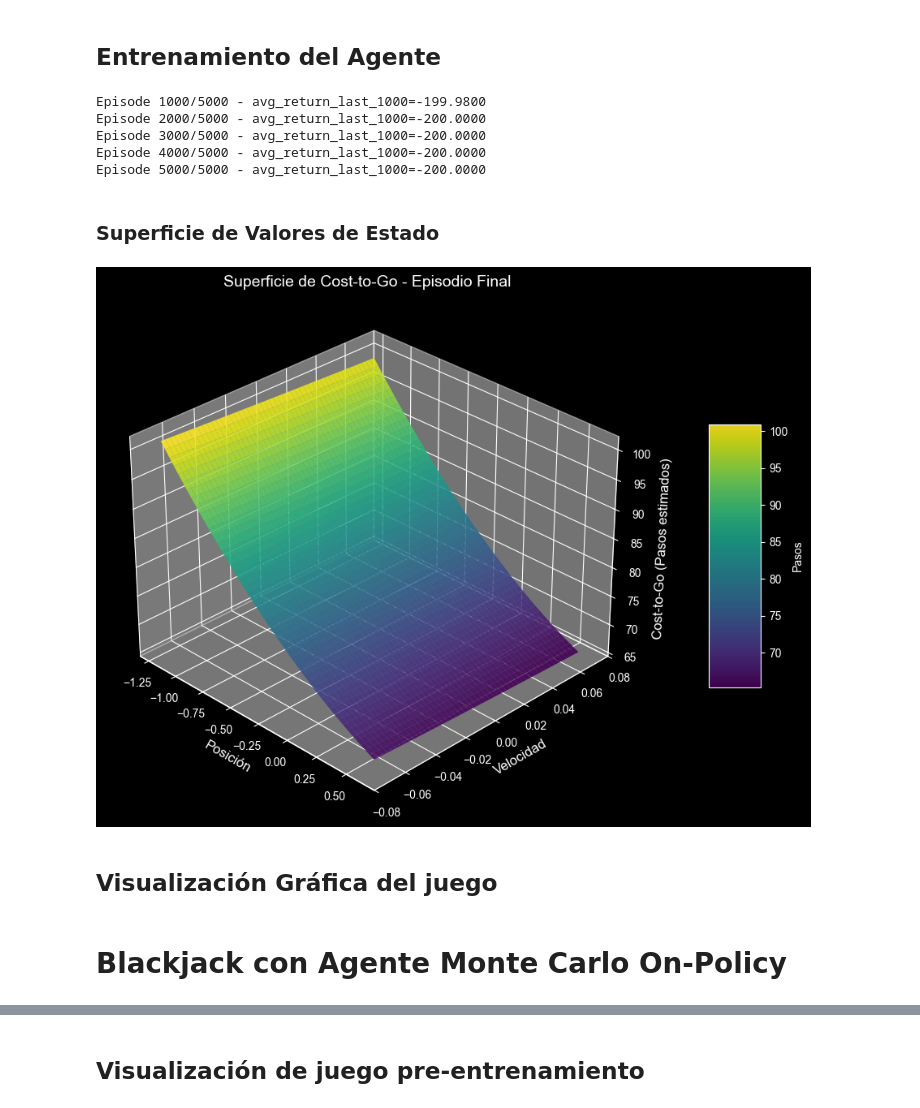
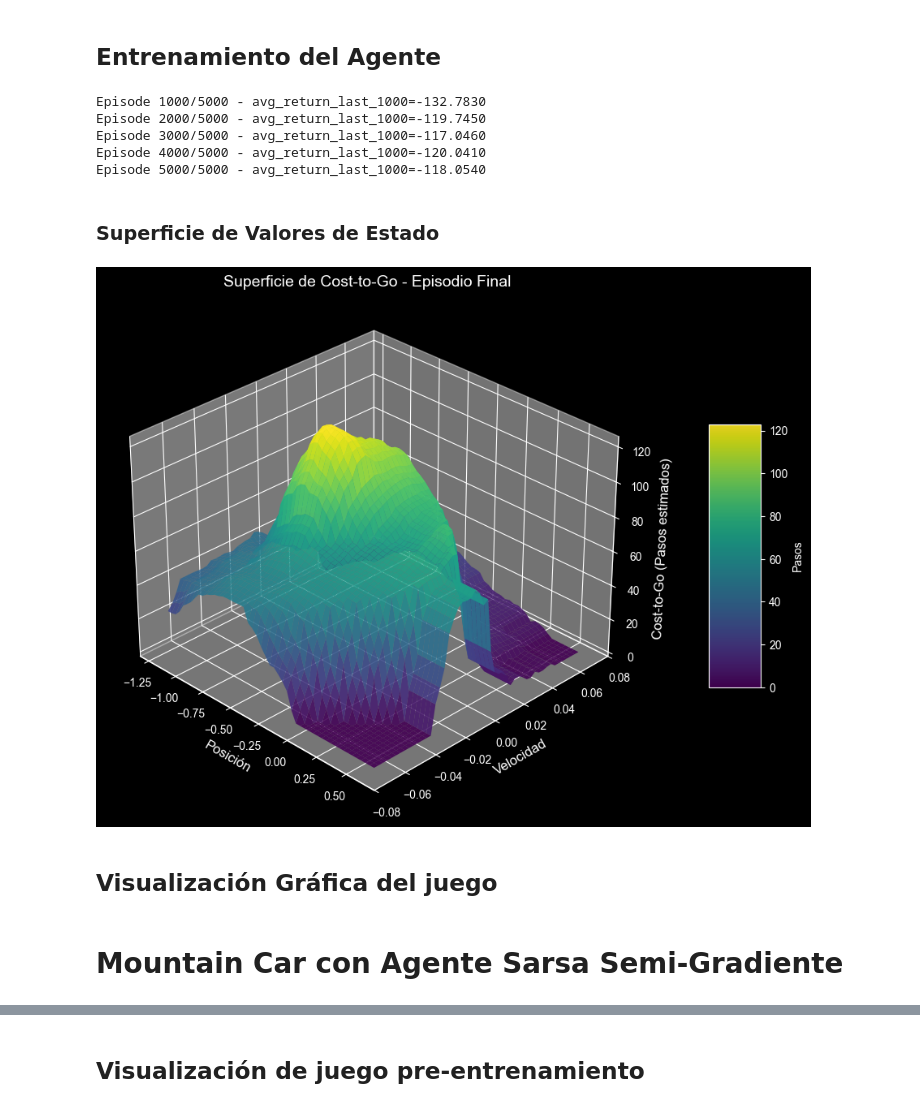
Before and after one commit to kikaymusic/EscuderoRodriguezSanchez, a Jupyter notebook: Entornos_Complejos/notebook_semi-gradient_sarsa.ipynb, the cells around one changed output, grey strips where cells are left out. Drawn from its saved outputs; the diff is of its cells as text; code cells hidden in the pictures.

Commit message:
feat: añadida prueba entre tile y polynomial

```diff
--- a/Entornos_Complejos/notebook_semi-gradient_sarsa.ipynb
+++ b/Entornos_Complejos/notebook_semi-gradient_sarsa.ipynb
@@ -81,6 +81,8 @@ from src.plots import (
 
 Añadir explicacion!!!!!!!!!!!
 # %%
+from Entornos_Complejos.src.features_extractors.tile import TileCodingExtractor
+
 #env = gym.make("MountainCar-v0", render_mode="rgb_array", goal_velocity=0.0)
 env = gym.make("MountainCar-v0", goal_velocity=0.0)
 alpha = 0.05
@@ -88,7 +90,8 @@ gamma = 1
 epsilon = 0.01
 
 # Inicializar el feature extractor optimizado
-feature_extractor = OptimizedPolynomialExtractor(env, degree=2)
+#feature_extractor = OptimizedPolynomialExtractor(env, degree=2)
+feature_extractor = TileCodingExtractor(env)
 # Calcular número de características usando el extractor
 test_state, _ = env.reset()
 test_features = feature_extractor(test_state, 0)
@@ -98,7 +101,7 @@ n_features = len(test_features)
 policy = EpsilonGreedyPolicy(epsilon=epsilon, n_actions=env.action_space.n, seed=SEMILLA)  # Política
 
 # El agente usa las políticas
-agent_poly = AgentSarsaSemiGradient(
+agent_tile = AgentSarsaSemiGradient(
     env=env,
     policy=policy,
     feature_extractor=feature_extractor,
@@ -132,26 +133,26 @@ print(results_before)
 # %% [markdown]
 ## Entrenamiento del Agente
 # %%
-episode_returns, episode_lengths = train_agent(
+episode_returns_tile, episode_lengths_tile = train_agent(
     env,
-    agent_poly,
+    agent_tile,
     n_episodes=5000,
     max_steps=200,
     print_freq=1000
 )
 # %% [output]
-Episode 1000/5000 - avg_return_last_1000=-199.9800
-Episode 2000/5000 - avg_return_last_1000=-200.0000
-Episode 3000/5000 - avg_return_last_1000=-200.0000
-Episode 4000/5000 - avg_return_last_1000=-200.0000
-Episode 5000/5000 - avg_return_last_1000=-200.0000
+Episode 1000/5000 - avg_return_last_1000=-132.7830
+Episode 2000/5000 - avg_return_last_1000=-119.7450
+Episode 3000/5000 - avg_return_last_1000=-117.0460
+Episode 4000/5000 - avg_return_last_1000=-120.0410
+Episode 5000/5000 - avg_return_last_1000=-118.0540
 # %% [markdown]
 ### Superficie de Valores de Estado
 # %%
-pos, vel, v_grid, policy_grid = extract_v_and_policy_continuous(env, agent_poly)
+pos, vel, v_grid, policy_grid_tile = extract_v_and_policy_continuous(env, agent_tile)
 plot_cost_to_go(pos, vel, v_grid)
 # %% [output]
-[figure, old version]
+[figure, new version]
 # %% [markdown]
 ## Visualización Gráfica del juego
 # %%
@@ -165,3 +166,3 @@ print(results_after_off)
 # %% [markdown]
-# Blackjack con Agente Monte Carlo On-Policy
+# Mountain Car con Agente Sarsa Semi-Gradiente
 # %% [markdown]
```
Also changed, not shown: parts of 11 cells of this notebook, 1 other file.
